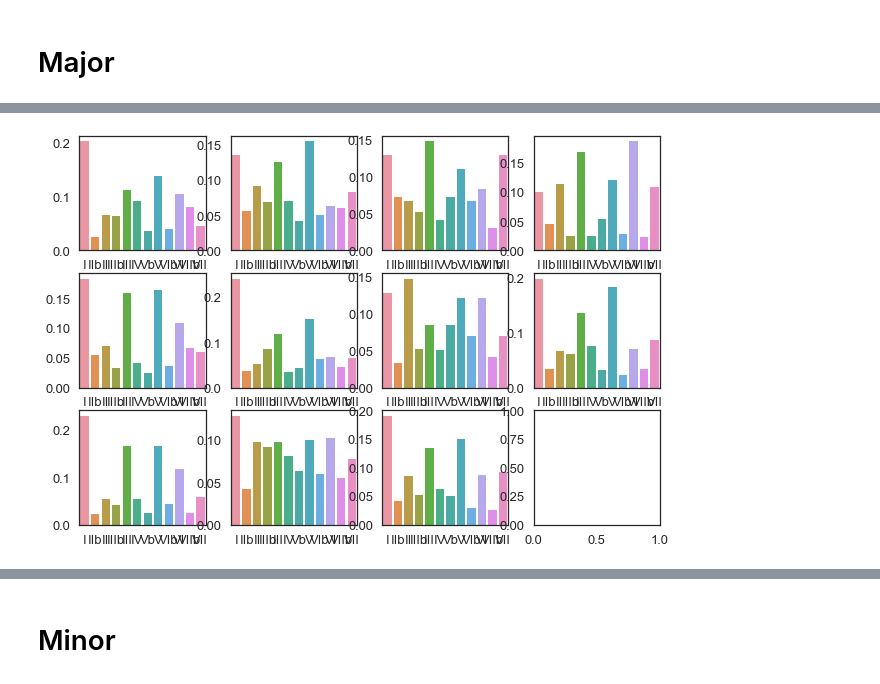
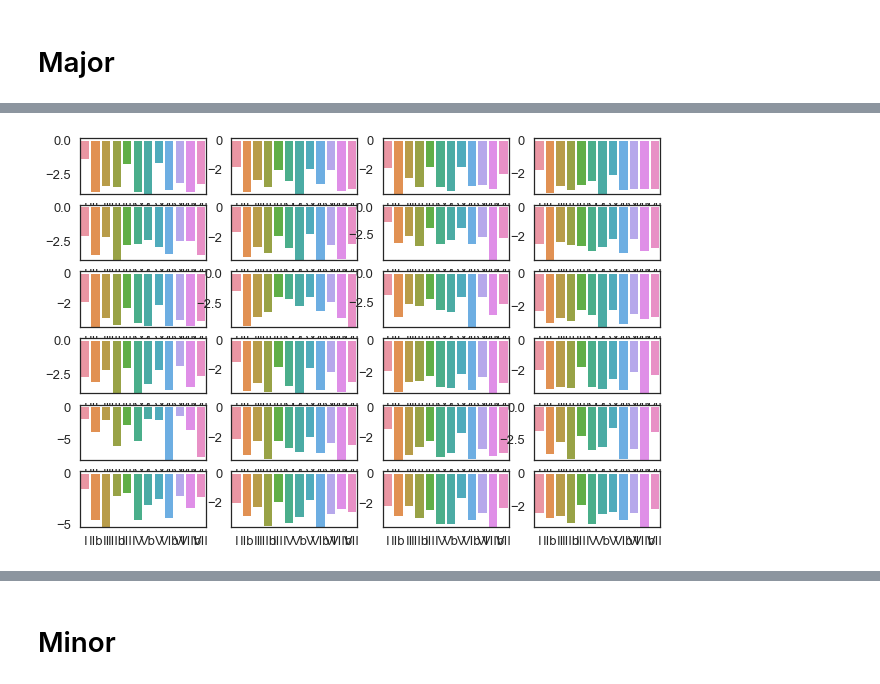
Before and after one commit to MTG/JAAH, a Jupyter notebook: utils/ChromaStatistics.ipynb, the cells around one changed output, grey strips where cells are left out. Cells and saved outputs as stored; diff of their text form; code cells hidden in the pictures.

Commit message:
Adding files with extracted chromas and notebooks on chroma classifier exploration.

```diff
--- a/utils/ChromaStatistics.ipynb
+++ b/utils/ChromaStatistics.ipynb
@@ -46,11 +47,11 @@ def logNormalize(chromas):
 def fitMixture(data, max_components=40, min_components=1):
     bic = 1000000
     bic_i = 0
-    for i in range(min_components, max_components):
+    for i in range(min_components, max_components + 1):
         gm = GaussianMixture(
             n_components=i, covariance_type='full',
             max_iter=200,
-            random_state = 8)
+            random_state = 18)
         gm.fit(data)
         curBic = gm.bic(data)
         print i, curBic, gm.converged_
@@ -78,7 +79,7 @@ plt.show()
 # %% [markdown]
 # Guitar "toy" dataset. Major mixture (triad, maj7, maj6, maj69).
 # %%
-chromas, labels, kinds, mbids, start_times, durations = chordUtils.loadDatasetChroma('../guitar.npz')
+chromas, labels, kinds, mbids, start_times, durations = chordUtils.loadDatasetChroma('../guitar_maj.npz')
 chromas = logNormalize(chromas)
 dMaj = pd.DataFrame(data=chromas[kinds =='maj'], columns=degrees)
 sns.violinplot(data=dMaj, inner="point")
@@ -93,13 +94,13 @@ plt.show()
 # %%
-initialMeans = np.array([[1.0, -5.0, -5.0, -5.0, 1.0, -5.0, -5.0, 1.0, -5.0, -5.0,-5.0, 1.0],
-                        [1.0, -5.0, 1.0, -5.0, 1.0, -5.0, -5.0, 0.0, 0.0, 1.0, -5.0, -5.0],
-                        [1.0, -5.0, -5.0, -5.0, 1.0, -5.0, -5.0, 0.0, -5.0, 1.0, -5.0, -5.0],
-                        [1.0, -5.0, -5.0, -5.0, 1.0, -5.0, -5.0, 1.0, -5.0, -5.0, -5.0, -5.0]])
-initialWeights = np.array([0.25, 0.25, 0.25, 0.25])
+#initialMeans = np.array([[1.0, -5.0, -5.0, -5.0, 1.0, -5.0, -5.0, 1.0, -5.0, -5.0,-5.0, 1.0],
+#                        [1.0, -5.0, 1.0, -5.0, 1.0, -5.0, -5.0, 0.0, 0.0, 1.0, -5.0, -5.0],
+#                        [1.0, -5.0, -5.0, -5.0, 1.0, -5.0, -5.0, 0.0, -5.0, 1.0, -5.0, -5.0],
+#                        [1.0, -5.0, -5.0, -5.0, 1.0, -5.0, -5.0, 1.0, -5.0, -5.0, -5.0, -5.0]])
+#initialWeights = np.array([0.25, 0.25, 0.25, 0.25])
 #for i in range(1, 21):
-gm = fitMixture(dMaj.values)
+gm = fitMixture(dMaj.values, max_components=50)
 #gm = GaussianMixture(
-#    n_components=6, covariance_type='full',
+#    n_components=4, covariance_type='full',
 #    max_iter=200,
 #    random_state = 8)
 #gm.fit(dMaj.values)
@@ -226,5 +230,5 @@ plt.show()
 # %%
-gm = fitMixture(dMaj.values, max_components=100)
+gm = fitMixture(dMaj.values, max_components=50)
 #gm = GaussianMixture(
 #    n_components=96, covariance_type='full',
 #    max_iter=200,
@@ -261,15 +256,15 @@ True
 # %%
-fig, ax = plt.subplots(nrows=3,ncols=4)
+fig, ax = plt.subplots(nrows=6,ncols=4)
 ax = np.reshape(np.array(ax), (1, np.size(ax)))[0]
 
 
 for i in range(len(gm.means_)):
   sns.barplot(degrees,gm.means_[i], ax=ax[i])
 
 plt.show()
 
 df = pd.DataFrame(gm.means_, columns=degrees)
 df
 # %% [output]
-[figure, old version]
+[figure, new version]
 |  | I | IIb | II | IIIb | III | IV | Vb | V | VIb | VI | VIIb | ... |
```
Also changed, not shown: parts of 26 cells of this notebook, 7 other files.
